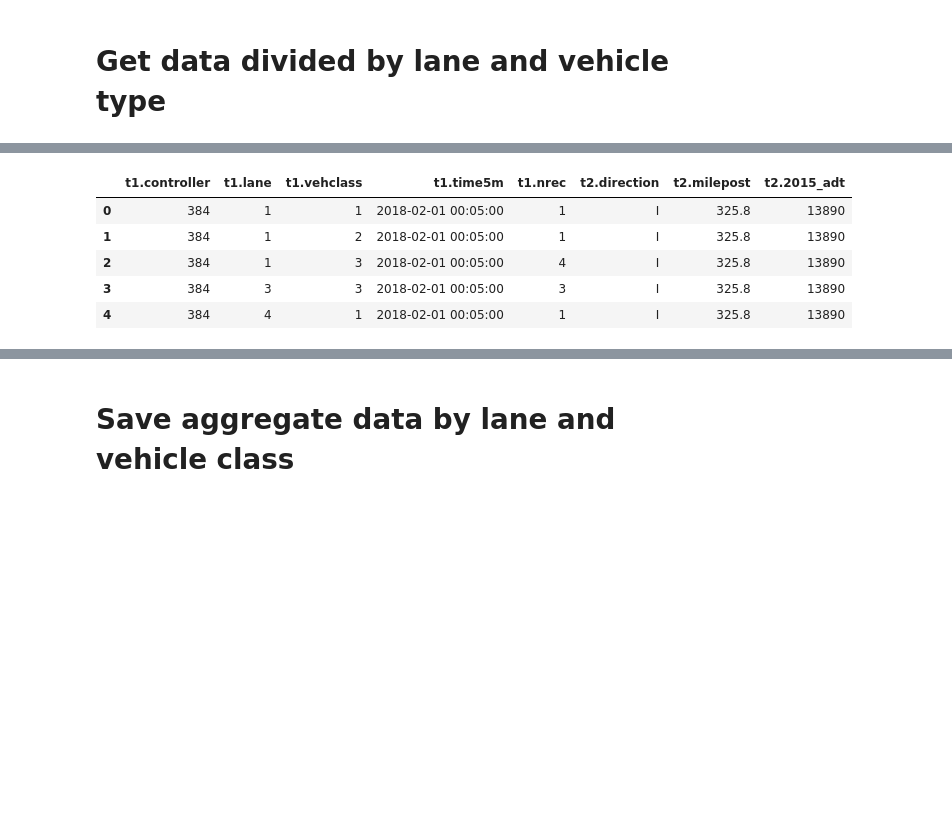
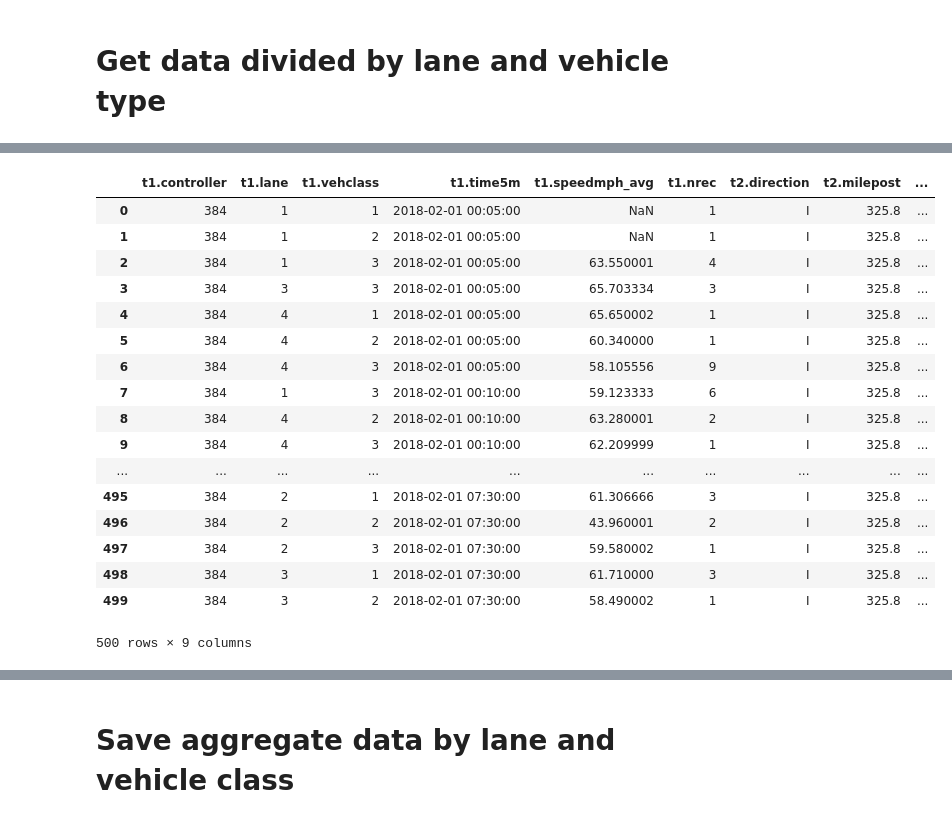
Before and after one commit to Apoorb/Hive-SDC, a Jupyter notebook: VolDatFromUnprocessedSpd-Hive.ipynb, the cells around one changed output, grey strips where cells are left out. Drawn from its saved outputs; the diff is of its cells as text; code cells hidden in the pictures; blank space fills up the shorter version.

```diff
--- a/VolDatFromUnprocessedSpd-Hive.ipynb
+++ b/VolDatFromUnprocessedSpd-Hive.ipynb
@@ -200,9 +212,21 @@ Vol_dat3=as_pandas(cursor)
 # %%
-Vol_dat3.head()
+Vol_dat3.head(500)
 # %% [output]
-|  | t1.controller | t1.lane | t1.vehclass | t1.time5m | t1.nrec | t2.direction | t2.milepost | t2.2015_adt |
-| 0 | 384 | 1 | 1 | 2018-02-01 00:05:00 | 1 | I | 325.8 | 13890 |
-| 1 | 384 | 1 | 2 | 2018-02-01 00:05:00 | 1 | I | 325.8 | 13890 |
-| 2 | 384 | 1 | 3 | 2018-02-01 00:05:00 | 4 | I | 325.8 | 13890 |
-| 3 | 384 | 3 | 3 | 2018-02-01 00:05:00 | 3 | I | 325.8 | 13890 |
-| 4 | 384 | 4 | 1 | 2018-02-01 00:05:00 | 1 | I | 325.8 | 13890 |
+|  | t1.controller | t1.lane | t1.vehclass | t1.time5m | t1.speedmph_avg | t1.nrec | t2.direction | t2.milepost | ... |
+| 0 | 384 | 1 | 1 | 2018-02-01 00:05:00 | NaN | 1 | I | 325.8 | ... |
+| 1 | 384 | 1 | 2 | 2018-02-01 00:05:00 | NaN | 1 | I | 325.8 | ... |
+| 2 | 384 | 1 | 3 | 2018-02-01 00:05:00 | 63.550001 | 4 | I | 325.8 | ... |
+| 3 | 384 | 3 | 3 | 2018-02-01 00:05:00 | 65.703334 | 3 | I | 325.8 | ... |
+| 4 | 384 | 4 | 1 | 2018-02-01 00:05:00 | 65.650002 | 1 | I | 325.8 | ... |
+| 5 | 384 | 4 | 2 | 2018-02-01 00:05:00 | 60.340000 | 1 | I | 325.8 | ... |
+| 6 | 384 | 4 | 3 | 2018-02-01 00:05:00 | 58.105556 | 9 | I | 325.8 | ... |
+| 7 | 384 | 1 | 3 | 2018-02-01 00:10:00 | 59.123333 | 6 | I | 325.8 | ... |
+| 8 | 384 | 4 | 2 | 2018-02-01 00:10:00 | 63.280001 | 2 | I | 325.8 | ... |
+| 9 | 384 | 4 | 3 | 2018-02-01 00:10:00 | 62.209999 | 1 | I | 325.8 | ... |
+| ... | ... | ... | ... | ... | ... | ... | ... | ... | ... |
+| 495 | 384 | 2 | 1 | 2018-02-01 07:30:00 | 61.306666 | 3 | I | 325.8 | ... |
+| 496 | 384 | 2 | 2 | 2018-02-01 07:30:00 | 43.960001 | 2 | I | 325.8 | ... |
+| 497 | 384 | 2 | 3 | 2018-02-01 07:30:00 | 59.580002 | 1 | I | 325.8 | ... |
+| 498 | 384 | 3 | 1 | 2018-02-01 07:30:00 | 61.710000 | 3 | I | 325.8 | ... |
+| 499 | 384 | 3 | 2 | 2018-02-01 07:30:00 | 58.490002 | 1 | I | 325.8 | ... |
+500 rows × 9 columns
```
Also changed, not shown: parts of 12 cells of this notebook, 3 other files.
